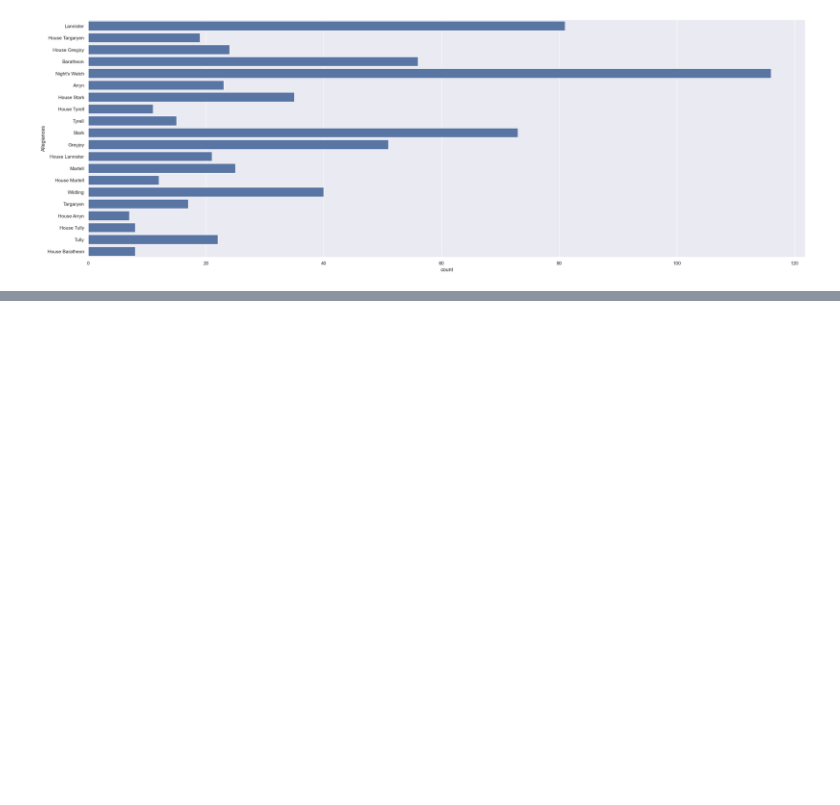
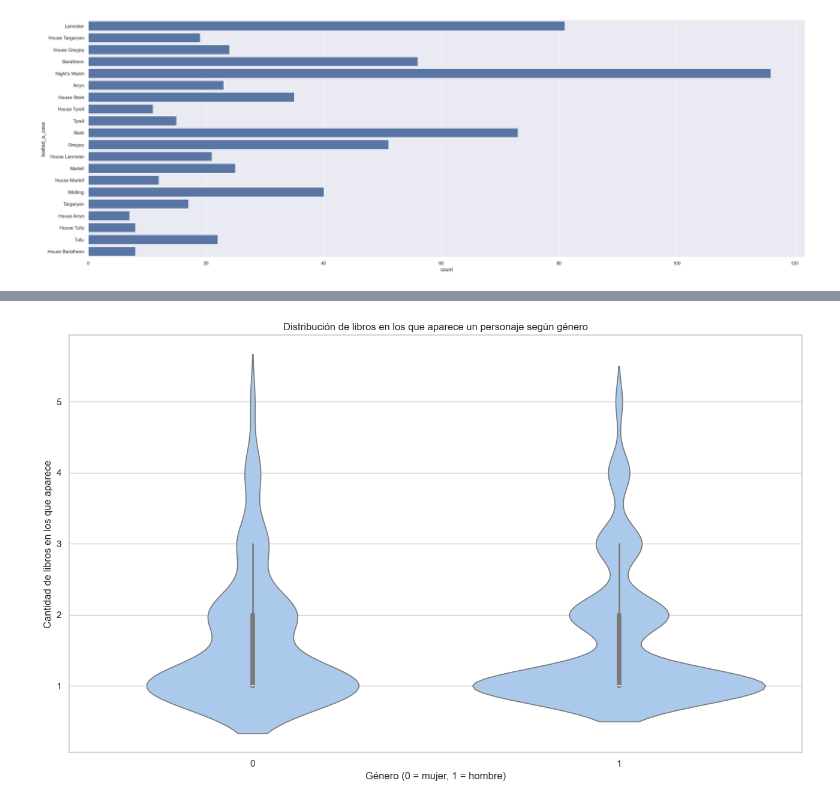
Before and after one commit to TonyGael/EDAonGamesOfTronesData, a Jupyter notebook: GoT_Data_Analisis.ipynb, the cells around one changed output, grey strips where cells are left out. Drawn from its saved outputs; the diff is of its cells as text; code cells hidden in the pictures; blank space fills up the shorter version.

```diff
--- a/GoT_Data_Analisis.ipynb
+++ b/GoT_Data_Analisis.ipynb
@@ -396,0 +461,28 @@ plt.show()
+# %%
+# Objetivo:
+# Analizar si existe una diferencia significativa entre géneros en cuanto al número de libros en los
+# que aparece un personaje.
+# Esto puede revelar:
+# ¿Qué género tiene mayor "presencia narrativa"?
+# ¿Hay sesgo o balance en la duración de participación?
+
+libros = ['game_of_thrones','clash_of_kings','storm_of_words','feast_for_crows','dance_with_dragons']
+decesos['total_libros'] = decesos[libros].sum(axis=1)
+
+
+decesos_validos = decesos[decesos['genero'].isin([0, 1])].copy()
+
+sns.set_theme(style='whitegrid', palette='pastel')
+
+# violinplot
+plt.figure(figsize=(13,8))
+sns.violinplot(x='genero', y='total_libros', data=decesos_validos)
+
+plt.title('Distribución de libros en los que aparece un personaje según género')
+plt.xlabel('Género (0 = mujer, 1 = hombre)')
+plt.ylabel('Cantidad de libros en los que aparece')
+plt.tight_layout()
+
+plt.show()
+# %% [output]
+[figure, added]
```
Also changed, not shown: parts of 7 cells of this notebook, 1 other file.
